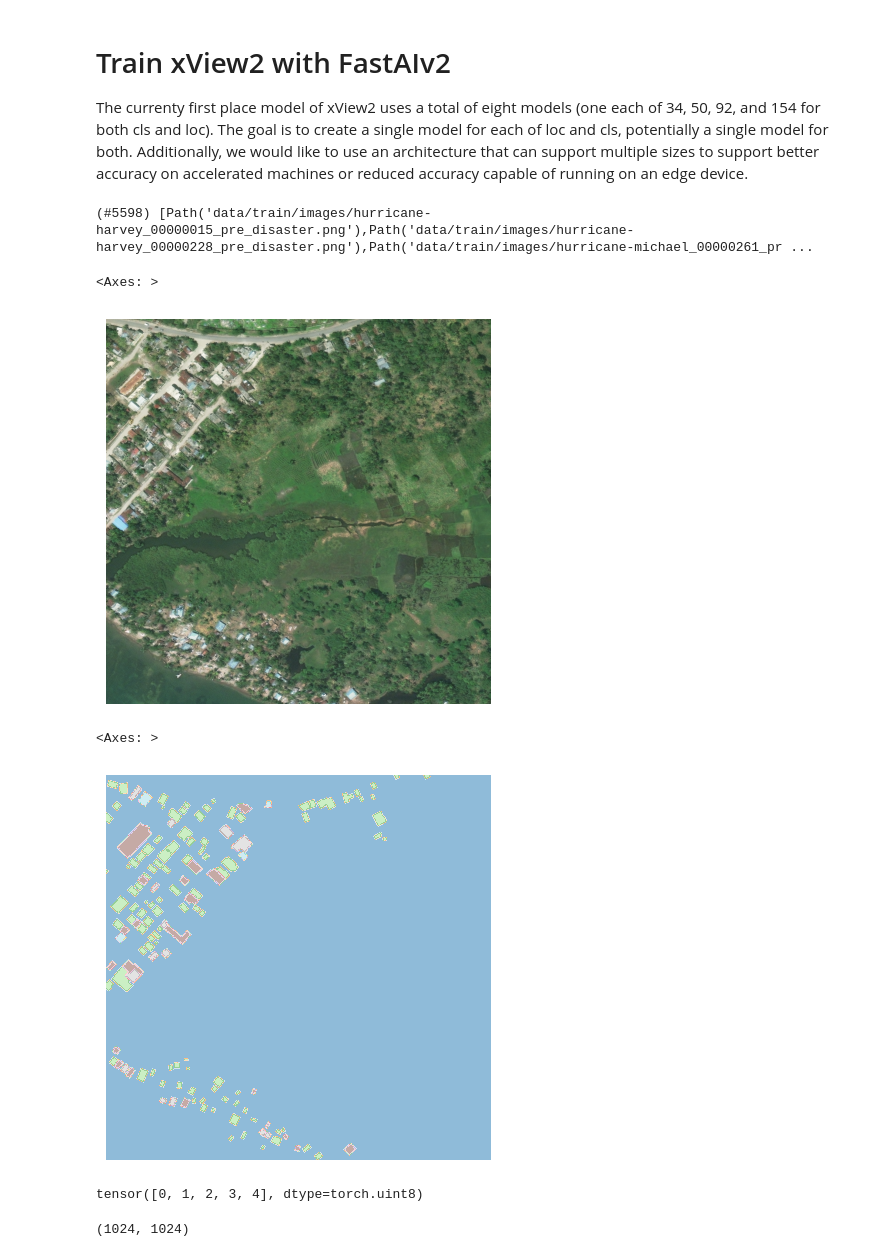
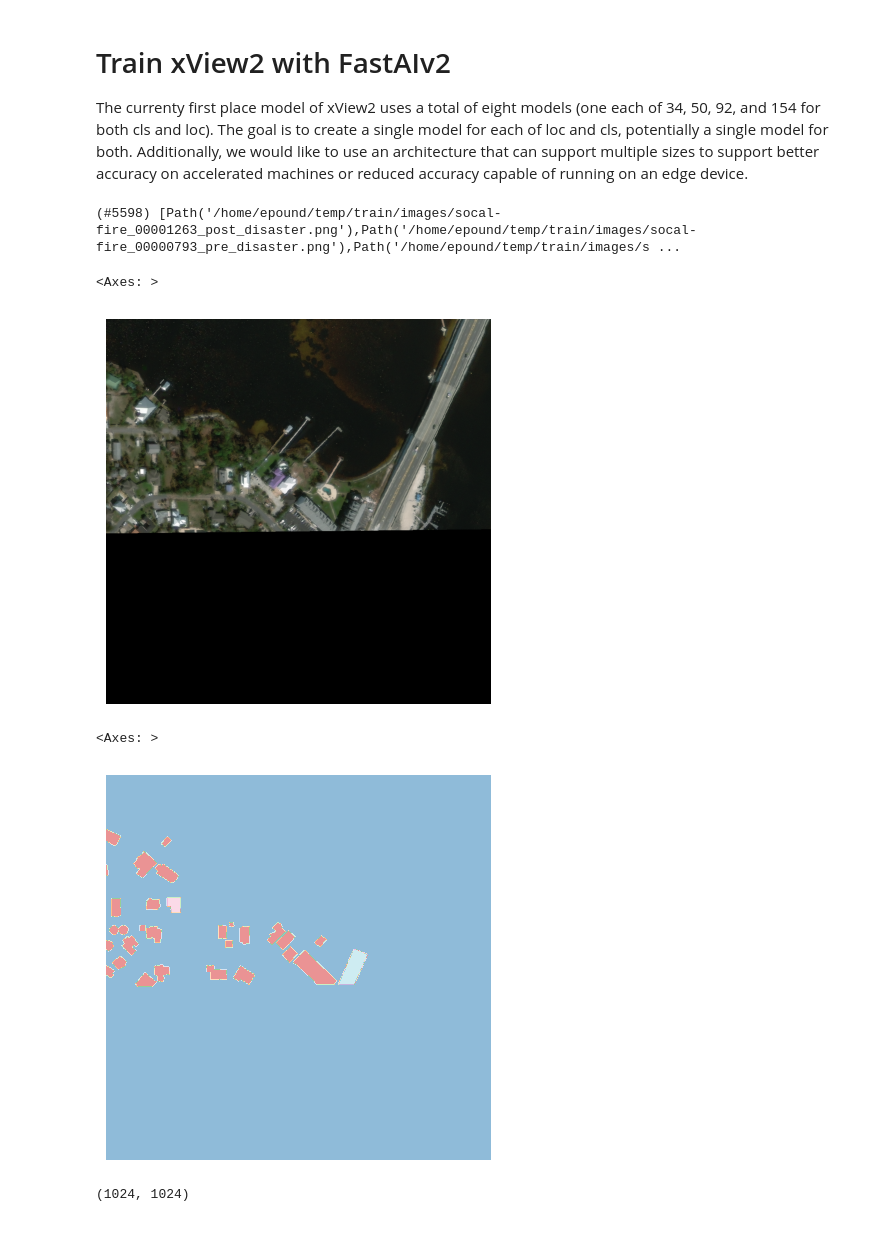
Before and after one commit to DIUx-xView/xView2-deploy, a Jupyter notebook: train.ipynb, the cells around one changed output. Drawn from its saved outputs; the diff is of its cells as text; code cells hidden in the pictures.

```diff
--- a/train.ipynb
+++ b/train.ipynb
@@ -8,11 +8,12 @@ from fastai.optimizer import ranger
 from pathlib import Path
 from PIL import Image
 # %%
-TRAIN_PATH = Path("data/train")
+TRAIN_PATH = Path("/home/epound/temp/train")
+DEVICE = "cuda:1"
 # %%
 get_image_files(TRAIN_PATH/"images")
 # %% [output]
-(#5598) [Path('data/train/images/hurricane-harvey_00000015_pre_disaster.png'),Path('data/train/images/hurricane-harvey_00000228_pre_disaster.png'),Path('data/train/images/hurricane-michael_00000261_pr ...
+(#5598) [Path('/home/epound/temp/train/images/socal-fire_00001263_post_disaster.png'),Path('/home/epound/temp/train/images/socal-fire_00000793_pre_disaster.png'),Path('/home/epound/temp/train/images/s ...
 # %%
 # TODO: Setup for using just post imagery. Need to concat pre/post as input
 fnames = [f for f in get_image_files(TRAIN_PATH/"images") if "post" in f.name]
@@ -24,11 +25,11 @@ def get_x(path):
 def get_y(path):
     return [f for f in get_image_files(path) if "post" in f.name]
 # %%
-img_test = fnames[50]
+img_test = fnames[34]
 PILImage.create(img_test).show()
 # %% [output]
 <Axes: >
-[figure, old version]
+[figure, new version]
 # %%
 # fn to get corresponding target image
 get_label = lambda x: TRAIN_PATH/'targets'/f'{x.stem}_target.png'
@@ -37,11 +38,7 @@ msk = PILMask.create(get_label(img_test))
 msk.show()
 # %% [output]
 <Axes: >
-[figure, old version]
+[figure, new version]
-# %%
-tensor(msk).unique()
-# %% [output]
-tensor([0, 1, 2, 3, 4], dtype=torch.uint8)
 # %%
 sz = msk.shape; sz
 # %% [output]
```
Also changed, not shown: parts of 7 cells of this notebook.
